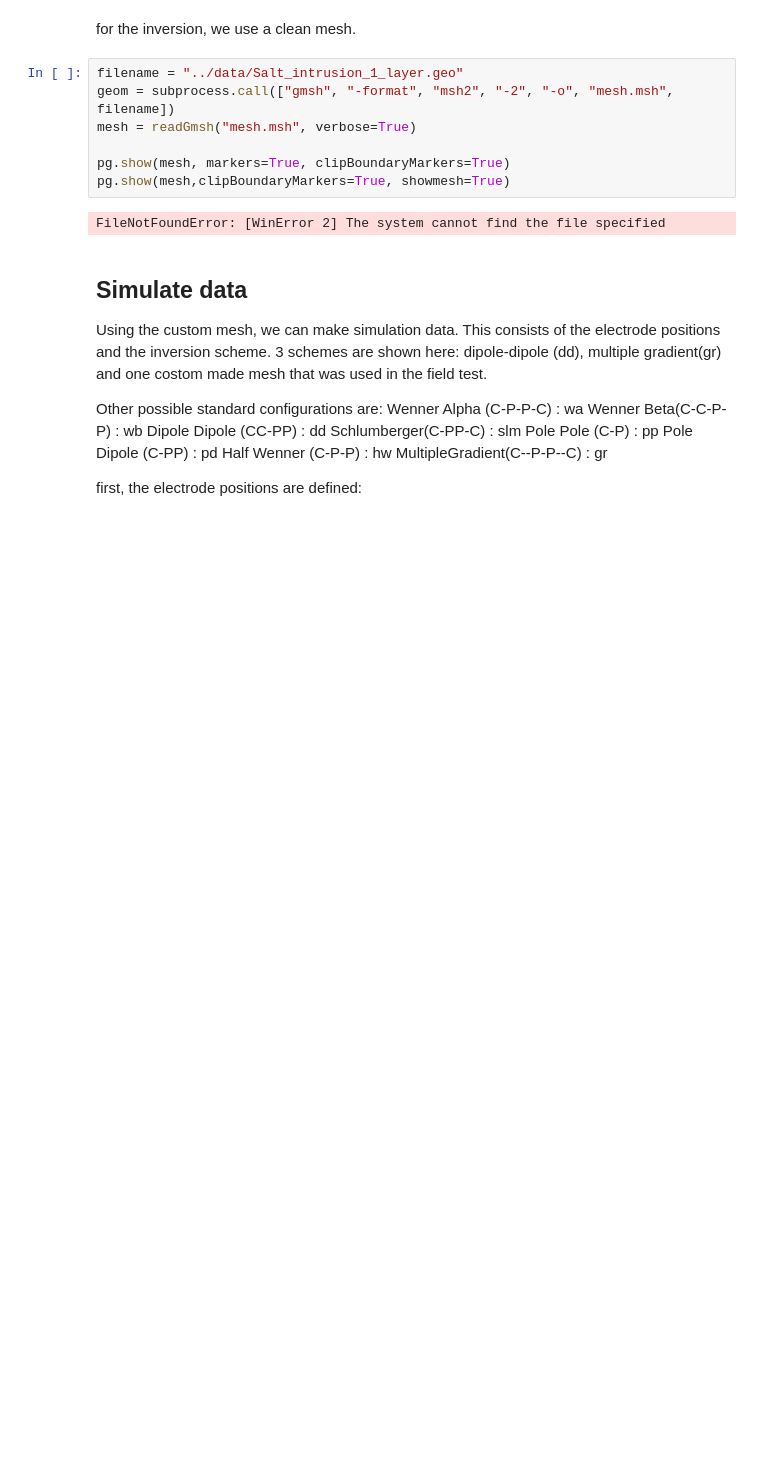
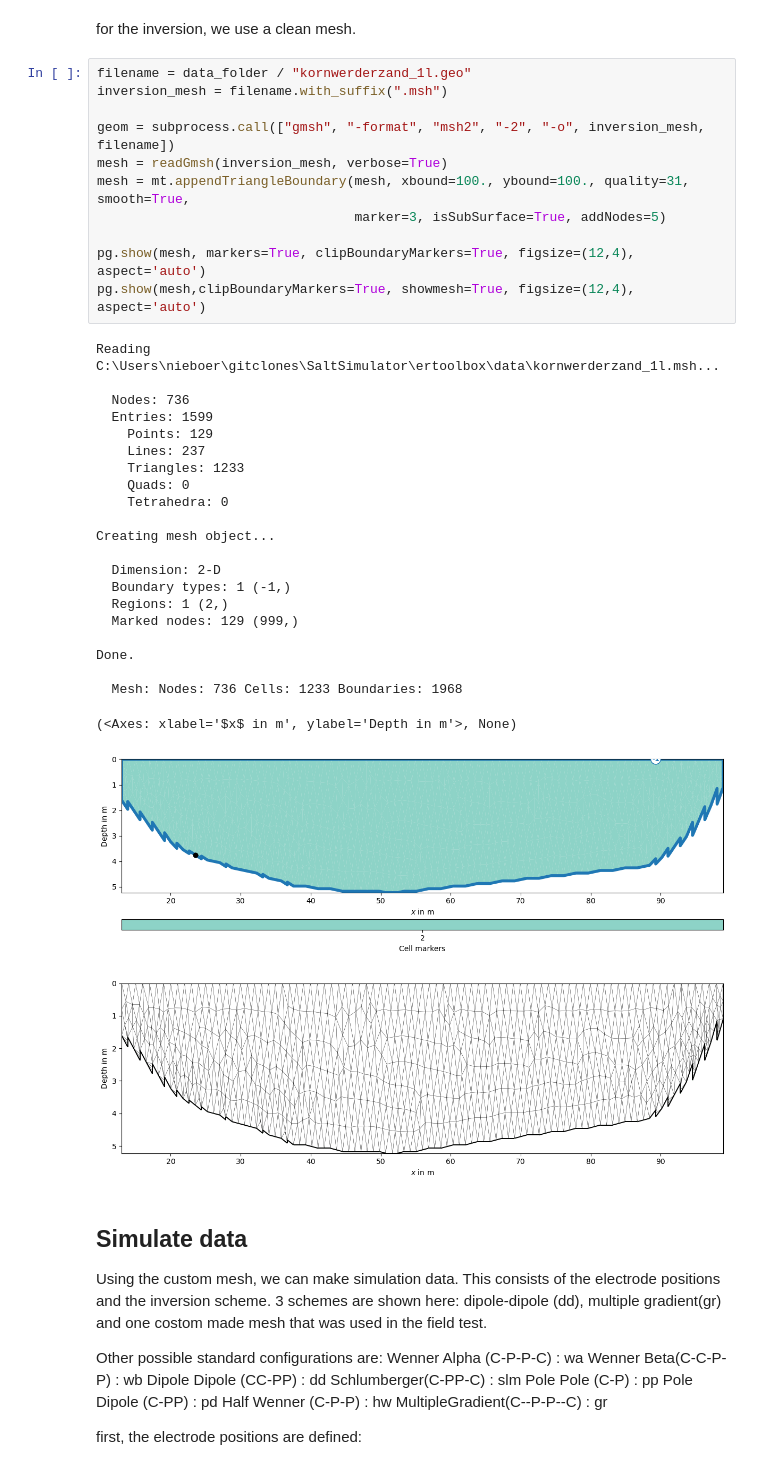
Before and after one commit to Deltares-research/SaltSimulator, a Jupyter notebook: notebooks/Electrical_Resistivity_Tomography.ipynb, the cells around one changed output. Saved outputs shown, nothing was run; the diff lists cells and outputs as text; blank space fills up the shorter version.

```diff
--- a/notebooks/Electrical_Resistivity_Tomography.ipynb
+++ b/notebooks/Electrical_Resistivity_Tomography.ipynb
@@ -95,14 +115,40 @@ Done.
 # %% [markdown]
 for the inversion, we use a clean mesh.
 # %%
-filename = "../data/Salt_intrusion_1_layer.geo"
-geom = subprocess.call(["gmsh", "-format", "msh2", "-2", "-o", "mesh.msh", filename])
-mesh = readGmsh("mesh.msh", verbose=True)
+filename = data_folder / "kornwerderzand_1l.geo"
+inversion_mesh = filename.with_suffix(".msh")
 
-pg.show(mesh, markers=True, clipBoundaryMarkers=True)
-pg.show(mesh,clipBoundaryMarkers=True, showmesh=True)
+geom = subprocess.call(["gmsh", "-format", "msh2", "-2", "-o", inversion_mesh, filename])
+mesh = readGmsh(inversion_mesh, verbose=True)
+mesh = mt.appendTriangleBoundary(mesh, xbound=100., ybound=100., quality=31, smooth=True,
+                                 marker=3, isSubSurface=True, addNodes=5)
+
+pg.show(mesh, markers=True, clipBoundaryMarkers=True, figsize=(12,4), aspect='auto')
+pg.show(mesh,clipBoundaryMarkers=True, showmesh=True, figsize=(12,4), aspect='auto')
 # %% [output]
-FileNotFoundError: [WinError 2] The system cannot find the file specified
+Reading C:\Users\nieboer\gitclones\SaltSimulator\ertoolbox\data\kornwerderzand_1l.msh...
+
+  Nodes: 736
+  Entries: 1599
+    Points: 129
+    Lines: 237
+    Triangles: 1233
+    Quads: 0
+    Tetrahedra: 0
+
+Creating mesh object...
+
+  Dimension: 2-D
+  Boundary types: 1 (-1,)
+  Regions: 1 (2,)
+  Marked nodes: 129 (999,)
+
+Done.
+
+  Mesh: Nodes: 736 Cells: 1233 Boundaries: 1968
+(<Axes: xlabel='$x$ in m', ylabel='Depth in m'>, None)
+[figure, added]
+[figure, added]
 # %% [markdown]
 ## Simulate data
 
```
Also changed, not shown: parts of 16 cells of this notebook, 23 other files.
